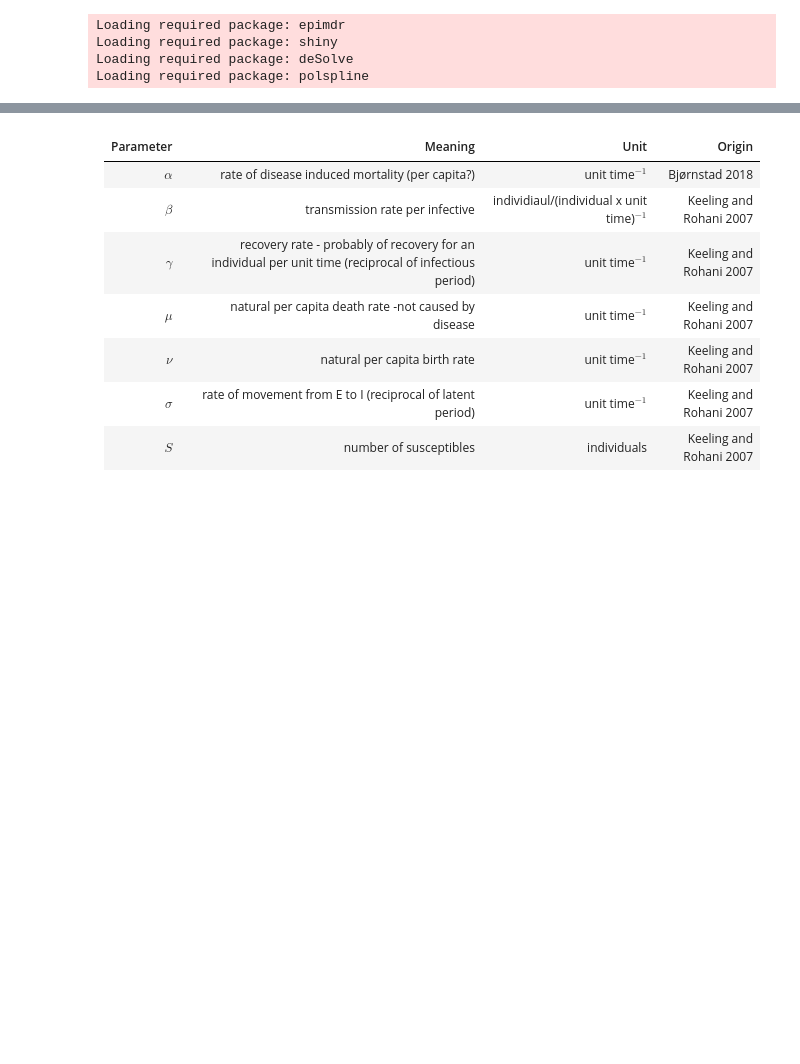
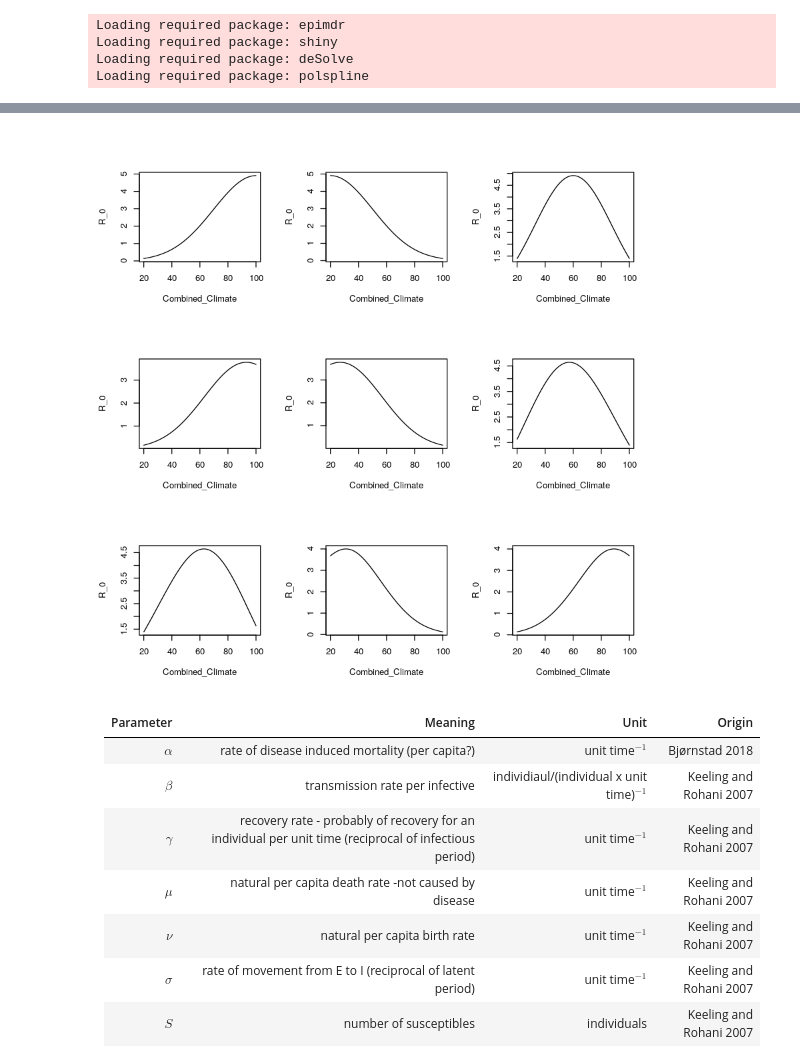
Before and after one commit to rbak54/Project, a Jupyter notebook: Code/Modelling Notebooks/SIRE model with mechanistic beta.ipynb, the cells around one changed output, grey strips where cells are left out. Drawn from its saved outputs; the diff is of its cells as text; code cells hidden in the pictures; blank space fills up the shorter version.

```diff
--- a/Code/Modelling Notebooks/SIRE model with mechanistic beta.ipynb
+++ b/Code/Modelling Notebooks/SIRE model with mechanistic beta.ipynb
@@ -548,0 +756,52 @@ dev.off()
+# %%
+#plotting R0
+par(mfrow = c(3, 3))
+#d<- 0.25 / 24  #units -time(days)
+h<-0.25 / 24 #days
+epsilon=0.1 # maximum possibly transmissibility . not all contacts. eg in school
+#k<- -30  #decay (1/day)
+#c_r<-13 #individuals/individual/day
+
+
+
+mu = 0
+sigma = 0.25
+alpha = 0.005
+gamma = 0.25
+
+range = c(20,100)
+Combined_Climate = seq(range[1], range[2] , length.out = 1000)
+#completely susceptible population
+#maxes is a matrix with different combinations of maximum for S, cr ,d
+
+maxes<-matrix(c(range[2],range[2],range[2],range[1],range[1],range[1],
+                range[1] +((range[2] - range[1]) / 2), range[1] + ((range[2] - range[1]) / 2),range[1] + ((range[2] - range[1]) / 2),
+                range[1],range[2],range[2],
+                range[2],range[1],range[1],
+                range[1],range[1] +((range[2] - range[1]) / 2), range[1] + ((range[2] - range[1]) / 2),
+                range[2],range[1] +((range[2] - range[1]) / 2), range[1] + ((range[2] - range[1]) / 2),
+              range[1] +((range[2] - range[1]) / 2),range[1],range[1],
+              range[1] +((range[2] - range[1]) / 2),range[2],range[2]),
+              byrow=T, nrow=9,ncol=3)
+
+for (a in 1:nrow(maxes)){
+    d_value<-d(Combined_Climate_at_Max = maxes[a,3],range = range, Combined_Climate=Combined_Climate)
+    cr_value<-cr(Combined_Climate=Combined_Climate,m =c(maxes[a,2],meancontactno) ,s=sqrt(varcontactno)*3)
+    b_value<- -q(Combined_Climate_at_Max = maxes[a,1],range = range, Combined_Climate=Combined_Climate) #b=-q
+ ###   #print(duration)
+   ## #print(contact_rate)
+   ### #print(growth)
+    beta_value = beta(c_r = cr_value,b =b_value ,d = d_value,h =h ,epsilon =epsilon )
+    R_0 <-(sigma / (sigma + mu)) * beta_value/(mu + alpha + gamma)
+    plot(Combined_Climate, R_0, type = "s")
+}
+
+#third and 5th parameters used fur simulations further down
+
+#1 all peak at high temperature
+#2 all peak at low temperature
+#3 all peak in midrange
+#4 S peaks low, behaviour peaks high
+#5 S peaks high, behaviour peaks low
+# %% [output]
+[figure, added]
```
Also changed, not shown: parts of 12 cells of this notebook.
